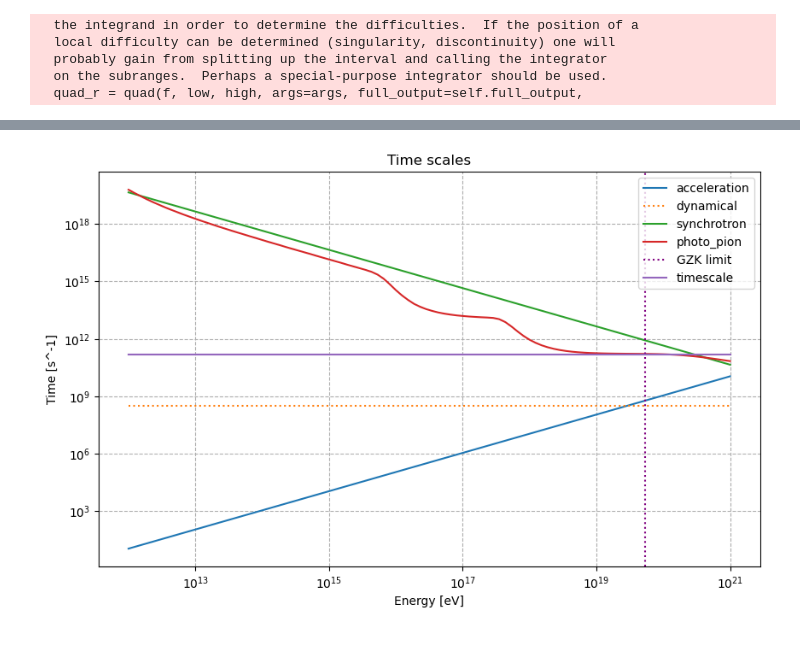
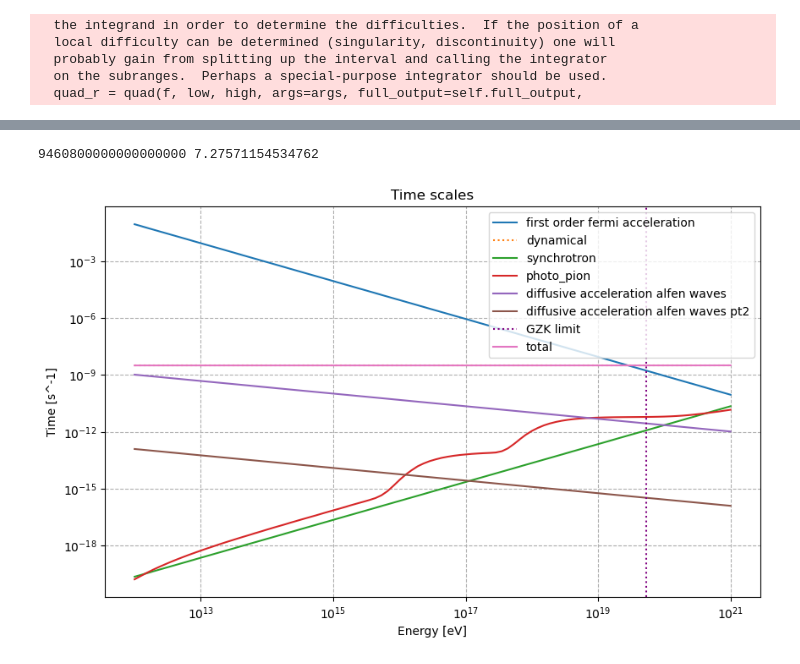
Before and after one commit to henan99/Masteroppgave, a Jupyter notebook: Timescales_est/plot_timescales.ipynb, the cells around one changed output, grey strips where cells are left out. Saved outputs shown, nothing was run; the diff lists cells and outputs as text; code cells hidden in the pictures.

```diff
--- a/Timescales_est/plot_timescales.ipynb
+++ b/Timescales_est/plot_timescales.ipynb
@@ -1207,28 +1253,57 @@ photo_pion_time = np.array(photo_pion_time)
+# %%
+n_p = 10**-4
+
+
+v_a = B_new/np.sqrt(4*np.pi*n_p*m_p)
+beta_a = v_a/c
+print(R,beta_a)
+beta_a = 7*10**-4
+lambda_max = 0.1*R
+def r_g(p,B):
+    return p*c/(q*B)
+
+def Diff_alf(p,beta_a,B,lambda_max):
+    return beta_a**2*1*(r_g(p,B)/lambda_max)**(q-1)*p**2*c**2/r_g(p,B)/c
+
+def t_gyro_alf_diff(E,beta_a,B,lambda_max):
+    p = np.sqrt((E)**2/(m_p*c**2)**2)
+    return p**2/Diff_alf(p,beta_a,B,lambda_max)
+
+t_acc_diff =[]
+
+for E_i in (Energy_proton):
+    t_acc_diff.append(t_gyro_alf_diff(E_i*ev_to_erg,beta_a,B,lambda_max))
+
+t_acc_diff= np.array(t_acc_diff)
+# %% [output]
+9460800000000000000 7.27571154534762
 # %%
 
 GZK_limit = 5*10**19
 gzk_index = find_index(Energy_proton, GZK_limit)
 plt.figure(figsize=(10, 6))
-plt.plot(Energy_proton, acceleration_time, label='acceleration')
-plt.plot(Energy_proton, (dynamical_time*np.ones(len(Energy_proton))), label='dynamical', linestyle='dotted')
-plt.plot(Energy_proton, synchrotron_time, label='synchrotron')
-plt.plot(Energy_proton, 1/photo_pion_time, label='photo_pion')
+plt.plot(Energy_proton, 1/acceleration_time, label='first order fermi acceleration')
+plt.plot(Energy_proton, 1/(dynamical_time*np.ones(len(Energy_proton))), label='dynamical', linestyle='dotted')
+plt.plot(Energy_proton, 1/synchrotron_time, label='synchrotron')
+plt.plot(Energy_proton, photo_pion_time, label='photo_pion')
+plt.plot(Energy_proton, 1/diff_acc_time, label='diffusive acceleration alfen waves')
+plt.plot(Energy_proton, 1/t_acc_diff, label='diffusive acceleration alfen waves pt2')
 plt.axvline(Energy_proton[gzk_index], color='purple', linestyle='dotted', label='GZK limit')
 #print(1/synchrotron_time)
-#t_loss_inv = (1/dynamical_time*np.ones(len(Energy_proton))+1/synchrotron_time+photo_pion_time)
-#index = find_index(1/acceleration_time, t_loss_inv)
-#plt.plot(Energy_proton, t_loss_inv, label='total')
-plt.plot(Energy_proton, 5*10**3*60*60*24*365*np.ones(len(Energy_proton)), label = 'timescale')
+t_loss_inv = (1/dynamical_time*np.ones(len(Energy_proton))+1/synchrotron_time+photo_pion_time)
+index = find_index(1/acceleration_time, t_loss_inv)
+plt.plot(Energy_proton, t_loss_inv, label='total')
+#plt.plot(Energy_proton, 5*10**3*60*60*24*365*np.ones(len(Energy_proton)), label = 'timescale')
 #plt.axvline(Energy_proton[index], color='black', linestyle='dotted', label='Maks energy')
 
 plt.xlabel('Energy [eV]')
 plt.ylabel('Time [s^-1]')
 plt.xscale('log')
 plt.yscale('log')
 plt.title('Time scales')
 plt.legend()
 plt.grid(True, which="both", ls="--")
 #plt.savefig('C:/Users/henri/OneDrive/Documents/NTNU/Semester 10/Masteroppgave/Plots/Time_scales.png')
 plt.show()
 # %% [output]
-[figure, old version]
+[figure, new version]
```
Also changed, not shown: parts of 1 cell of this notebook, 26 other files.
